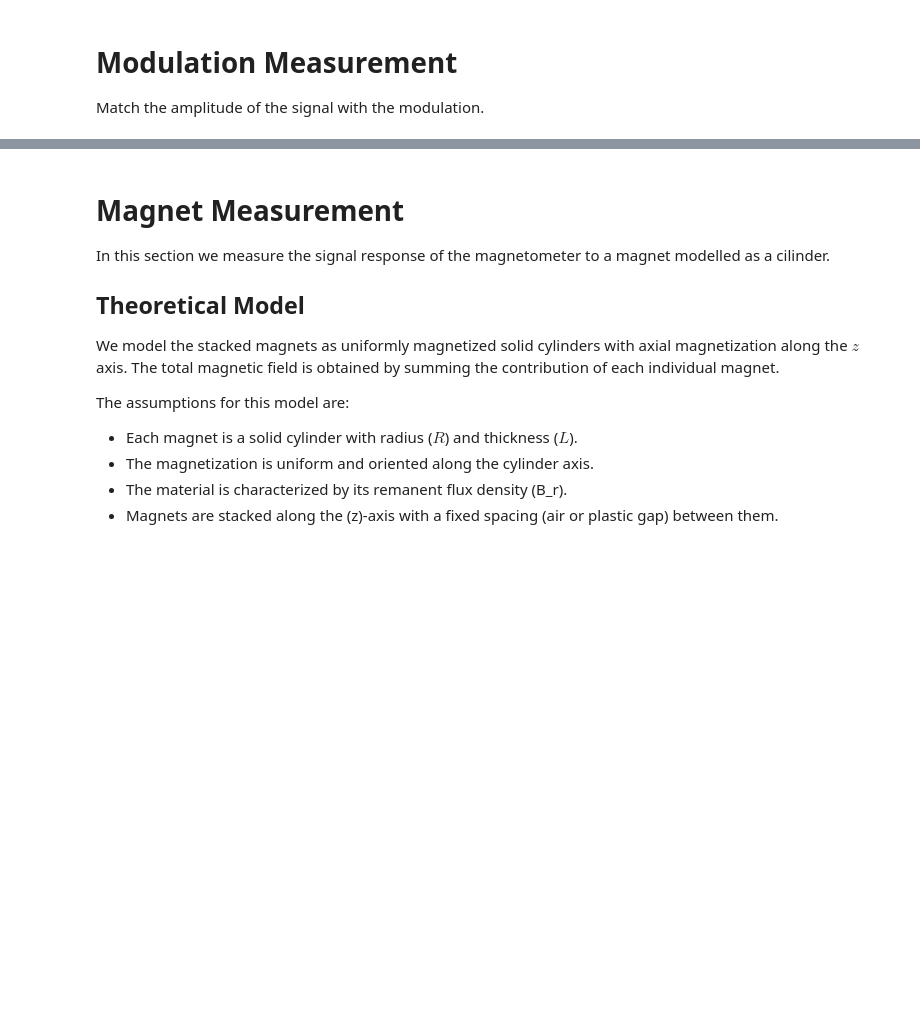
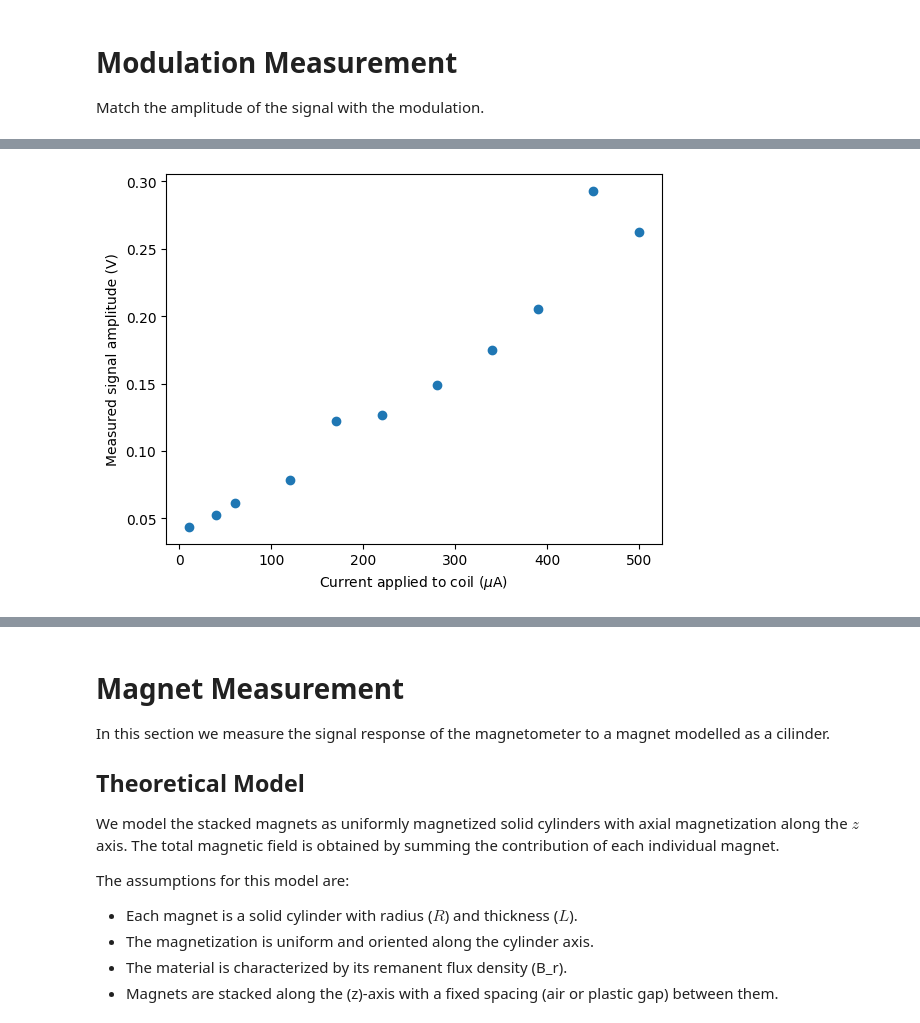
Before and after one commit to jjavierf64/MQST_Projects, a Jupyter notebook: AQL/graphs.ipynb, the cells around one changed output, grey strips where cells are left out. Cells and saved outputs as stored; diff of their text form; code cells hidden in the pictures; blank space fills up the shorter version.

```diff
--- a/AQL/graphs.ipynb
+++ b/AQL/graphs.ipynb
@@ -11,0 +45,18 @@ Match the amplitude of the signal with the modulation.
+# %%
+def scan_modul_data_amp():
+    rows = []
+    for path in sorted(Path("mod").glob('Rigol_*.csv')):
+        match = re.fullmatch(r'Rigol_(\d+)', path.stem)
+
+        # Ignore non matching files
+        if match is None:
+            continue
+
+        current_uA = int(match.group(1))
+        amplitude, offset = signal_amplitude_from_csv(path)
+        rows.append({'Current_uA': current_uA, 'Amplitude_V': amplitude, 'Offset_V': offset})
+
+    return pd.DataFrame(rows).sort_values('Current_uA').reset_index(drop=True)
+
+mod_amp_df = scan_modul_data_amp()
+mod_amp_df
@@ -11,0 +76,7 @@ Match the amplitude of the signal with the modulation.
+# %%
+plt.scatter(mod_amp_df['Current_uA'], mod_amp_df['Amplitude_V'])
+plt.xlabel(r"Current applied to coil ($\mu$A)")
+plt.ylabel("Measured signal amplitude (V)")
+plt.show()
+# %% [output]
+[figure, added]
```
Also changed, not shown: parts of 16 cells of this notebook, 11 other files.
